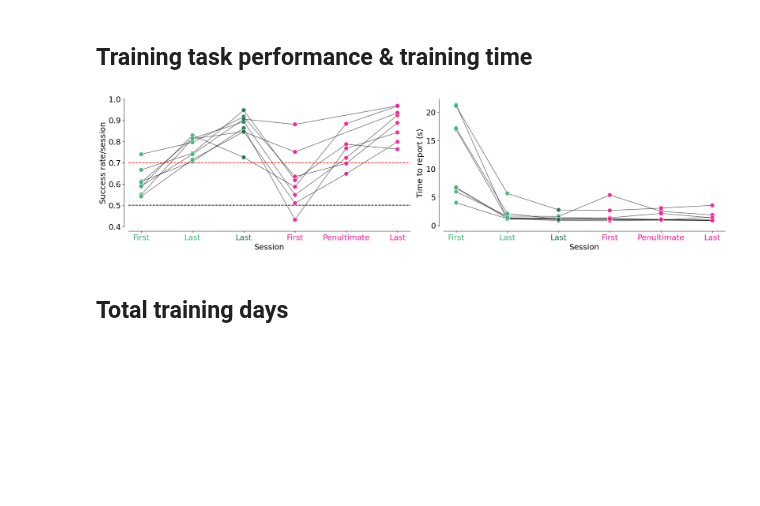
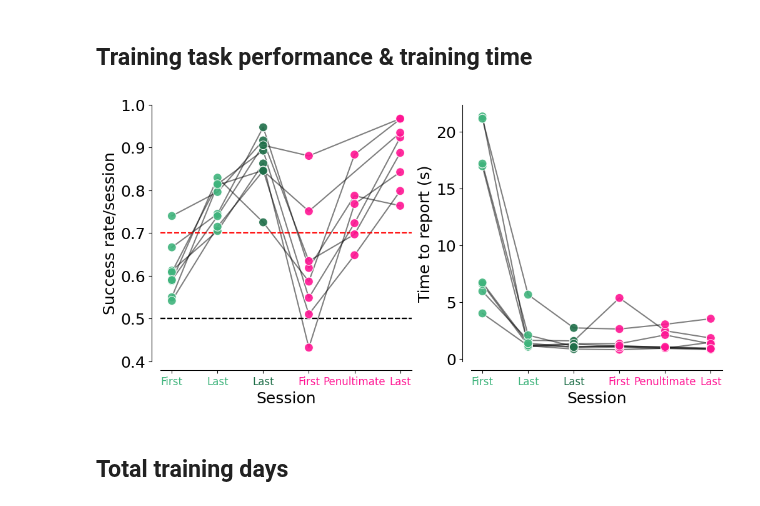
Before and after one commit to MMathisLab/FreelyMovingVR4Mice, a Jupyter notebook: dj_pipeline/notebooks/Paper_figures/Figure_1K-M.ipynb, the cells around one changed output. Drawn from its saved outputs; the diff is of its cells as text; code cells hidden in the pictures; blank space fills up the shorter version.

```diff
--- a/dj_pipeline/notebooks/Paper_figures/Figure_1K-M.ipynb
+++ b/dj_pipeline/notebooks/Paper_figures/Figure_1K-M.ipynb
@@ -143,13 +143,13 @@ def get_training_stage_per_mouse(big_df, mouse_name):
 
 def training_plots(big_df, mouse_name, variable,  ax, ylim = (0.4,1), midpoint_line = True,
                   criterion_line=True, ylabel="Success rate/session", xlabel= "Session",
-                  cmap = ["#3FB47C","#1F6F49", "#FF1493"], s=100):
+                  cmap = ["#3FB47C","#1F6F49", "#FF1493"], s=70):
 
     big_df = big_df.copy()
     mean_mouse = big_df.groupby(["mouse_name", "training_stage", "num_train_stage", "trial"],as_index=False).mean(numeric_only=True)
     mean_mouse = mean_mouse.groupby(["mouse_name", "training_stage", "num_train_stage"],as_index=False).mean(numeric_only=True)
     data = mean_mouse[mean_mouse.mouse_name == mouse_name].copy()
-    sns.lineplot(data=data, x="num_train_stage",y= variable, color="black", legend=None, alpha=0.5, ax=ax)
+    sns.lineplot(data=data, x="num_train_stage",y= variable, color="grey", legend=None, alpha=0.4, ax=ax, linewidth=1)
     sns.scatterplot(data=data, x="num_train_stage",y= variable, hue="training_stage",
                     palette=cmap, alpha=0.9,legend=None, zorder=100,s=s, ax=ax)
 
@@ -178,32 +178,32 @@ big_df = big_df[big_df.dataset != 'Nightingale_2024-07-31_2']
 big_df = big_df[big_df.dataset != 'Kiwi_2024-08-08_3']
 big_df["session_increment"] = big_df.groupby("mouse_name")["dataset"].rank(method="dense", ascending=True).astype(int)
 # %%
-fig, ax = plt.subplots(1, 2,figsize=(20, 5), constrained_layout=True)
+fig, ax = plt.subplots(1, 2,figsize=(10, 5), constrained_layout=True)
 ax = ax.flatten()
 
 for (i, variable), ylabel in zip(enumerate(["trial_rewarded", "trial_duration"]), ["Success rate/session", "Time to report (s)"]):
     for mouse_name in big_df.mouse_name.unique():
         tmp_df = get_training_stage_per_mouse(big_df, mouse_name)
         training_plots(tmp_df, mouse_name=mouse_name, variable=variable, ax=ax[i], ylabel=ylabel)
     sns.despine(offset=10, ax=ax[i])
 
 for i in range(2):
     # Define tick positions and labels
     stage_positions = np.arange(6)  # Adjust if needed
     stage_labels = ["First", "Last", "Last", "First", "Penultimate", "Last"]
     stage_colors = ["#3FB47C", "#3FB47C", "#1F6F49", "#FF1493", "#FF1493", "#FF1493"]
 
     ax[i].set_xticks(stage_positions)
-    ax[i].set_xticklabels(stage_labels, rotation=0, fontsize=18)
+    ax[i].set_xticklabels(stage_labels, rotation=0, fontsize=12)
 
     for j, label in enumerate(ax[i].get_xticklabels()):
         label.set_color(stage_colors[j])
 
     ax[i].figure.canvas.draw()
 
-plt.savefig(save_fig_path + "training_success_and_time_figure1.svg", transparent=True)
+plt.savefig(save_fig_path + "figure1_training_success_and_time.svg", transparent=True)
 # %% [output]
-[figure, old version]
+[figure, new version]
 # %% [markdown]
 ## Total training days
 # %%
```
Also changed, not shown: parts of 2 cells of this notebook, 4 other files.
